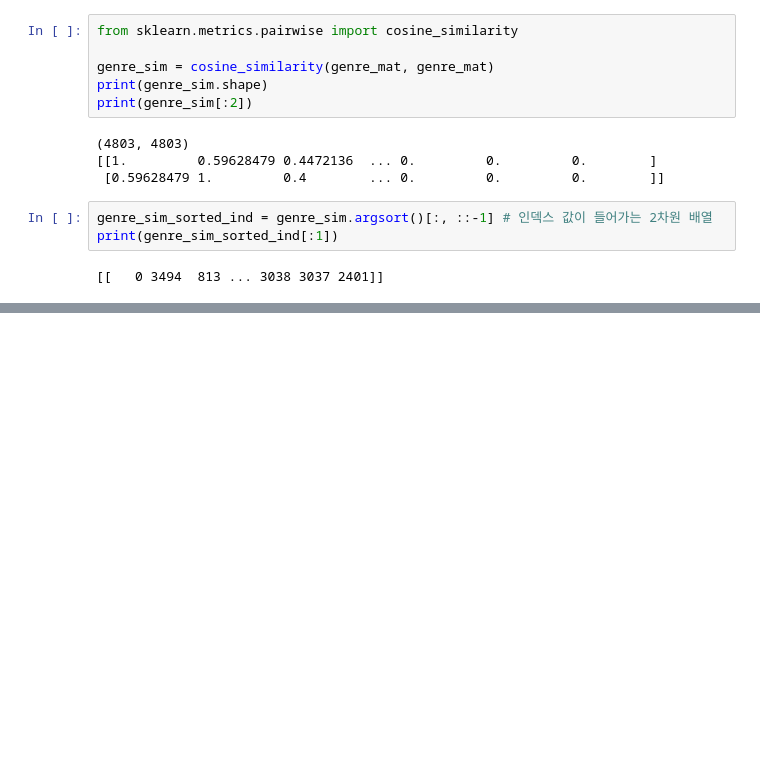
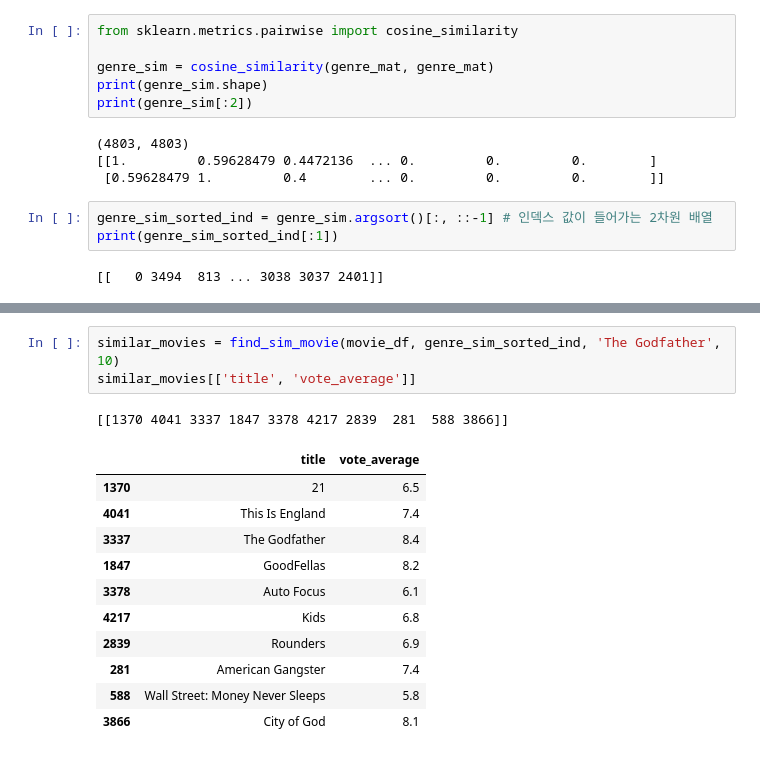
Before and after one commit to SongBeom00/ML, a Jupyter notebook: perfect_guide/9장/9.5 컨텐츠 기반 필터링 실습_TMDB 5000 Movie Dataset.ipynb, the cells around one changed output, grey strips where cells are left out. Drawn from its saved outputs; the diff is of its cells as text; blank space fills up the shorter version.

```diff
--- a/perfect_guide/9장/9.5 컨텐츠 기반 필터링 실습_TMDB 5000 Movie Dataset.ipynb
+++ b/perfect_guide/9장/9.5 컨텐츠 기반 필터링 실습_TMDB 5000 Movie Dataset.ipynb
@@ -114,0 +129,16 @@ print(genre_sim_sorted_ind[:1])
+# %%
+similar_movies = find_sim_movie(movie_df, genre_sim_sorted_ind, 'The Godfather', 10)
+similar_movies[['title', 'vote_average']]
+# %% [output]
+[[1370 4041 3337 1847 3378 4217 2839  281  588 3866]]
+|  | title | vote_average |
+| 1370 | 21 | 6.5 |
+| 4041 | This Is England | 7.4 |
+| 3337 | The Godfather | 8.4 |
+| 1847 | GoodFellas | 8.2 |
+| 3378 | Auto Focus | 6.1 |
+| 4217 | Kids | 6.8 |
+| 2839 | Rounders | 6.9 |
+| 281 | American Gangster | 7.4 |
+| 588 | Wall Street: Money Never Sleeps | 5.8 |
+| 3866 | City of God | 8.1 |
```
Also changed, not shown: parts of 9 cells of this notebook, 1 other file.
